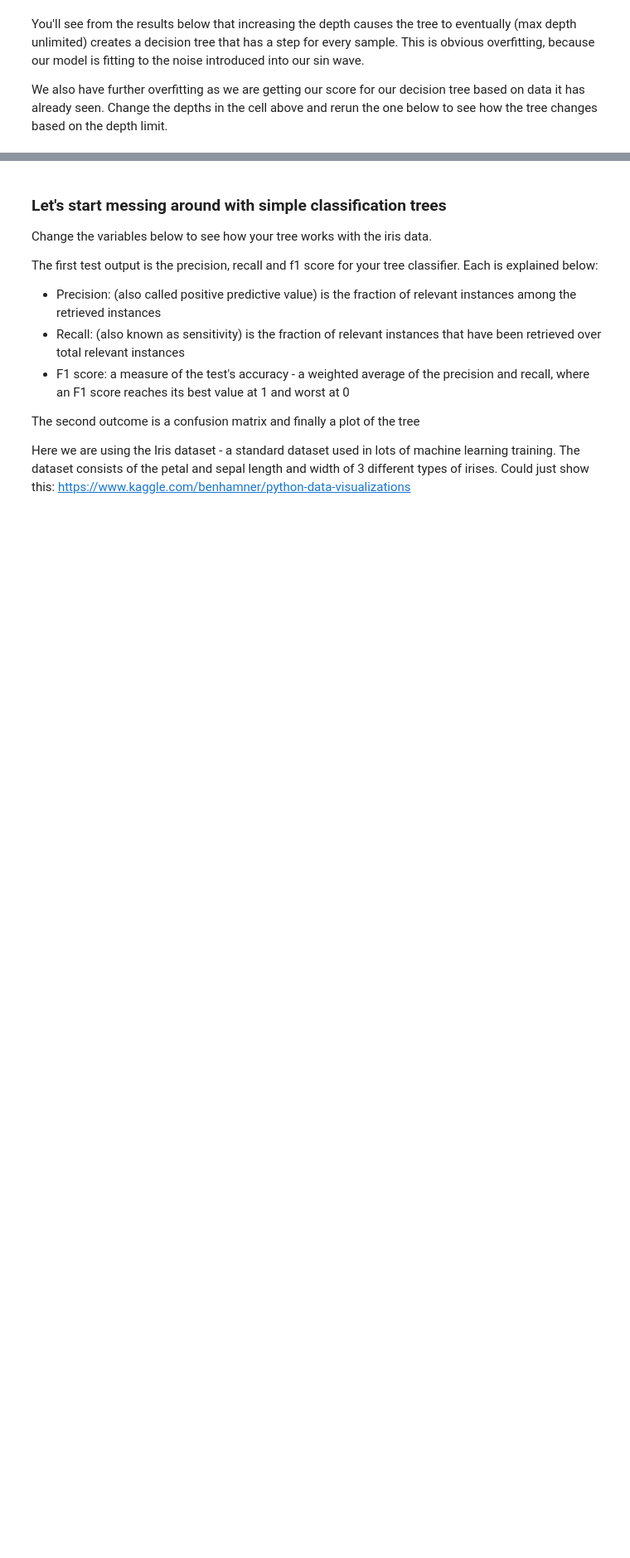
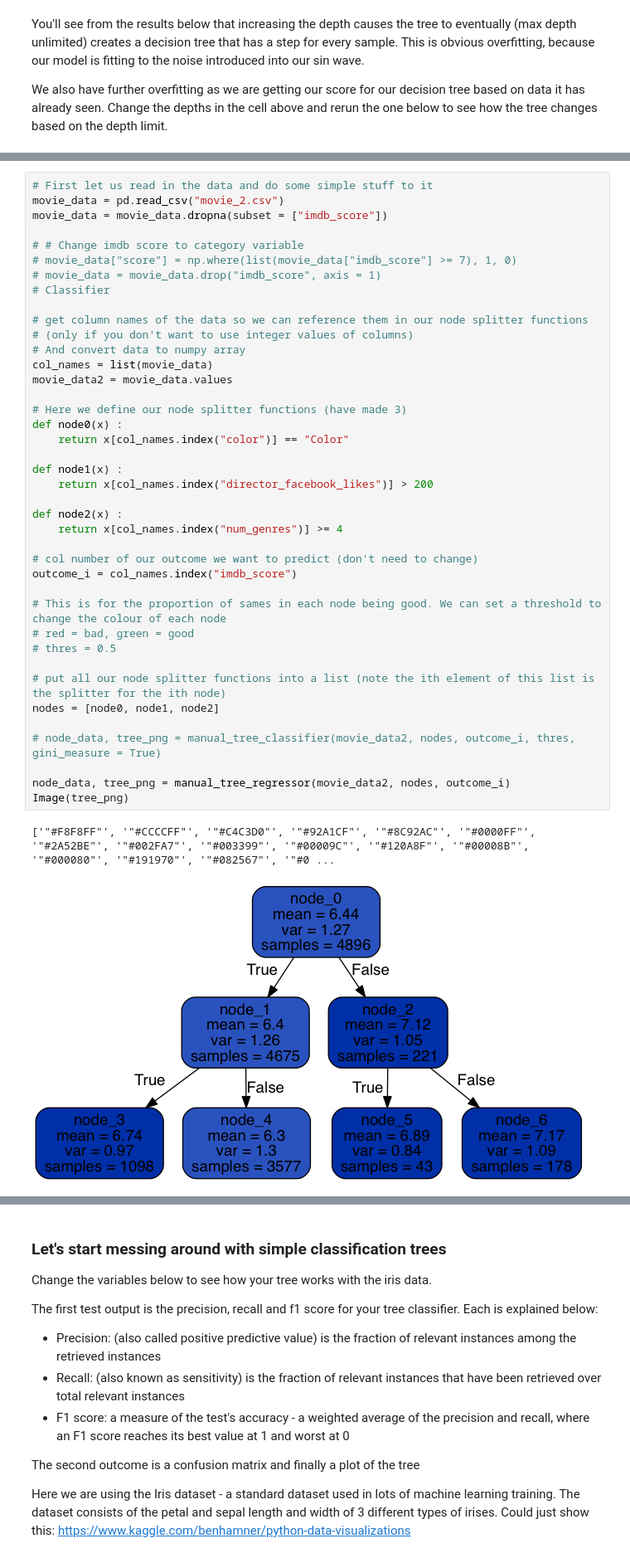
Before and after one commit to isichei/decision_tree_training, a Jupyter notebook: decision_trees.ipynb, the cells around one changed output, grey strips where cells are left out. Shown at 83% size. Drawn from its saved outputs; the diff is of its cells as text; blank space fills up the shorter version.

Commit message:
added regression tree

```diff
--- a/decision_trees.ipynb
+++ b/decision_trees.ipynb
@@ -102,0 +108,43 @@ figure_count += 1
+# %%
+# First let us read in the data and do some simple stuff to it
+movie_data = pd.read_csv("movie_2.csv")
+movie_data = movie_data.dropna(subset = ["imdb_score"])
+
+# # Change imdb score to category variable
+# movie_data["score"] = np.where(list(movie_data["imdb_score"] >= 7), 1, 0)
+# movie_data = movie_data.drop("imdb_score", axis = 1)
+# Classifier
+
+# get column names of the data so we can reference them in our node splitter functions
+# (only if you don't want to use integer values of columns)
+# And convert data to numpy array
+col_names = list(movie_data)
+movie_data2 = movie_data.values
+
+# Here we define our node splitter functions (have made 3)
+def node0(x) :
+    return x[col_names.index("color")] == "Color"
+
+def node1(x) :
+    return x[col_names.index("director_facebook_likes")] > 200
+
+def node2(x) :
+    return x[col_names.index("num_genres")] >= 4
+
+# col number of our outcome we want to predict (don't need to change)
+outcome_i = col_names.index("imdb_score")
+
+# This is for the proportion of sames in each node being good. We can set a threshold to change the colour of each node
+# red = bad, green = good
+# thres = 0.5
+
+# put all our node splitter functions into a list (note the ith element of this list is the splitter for the ith node)
+nodes = [node0, node1, node2]
+
+# node_data, tree_png = manual_tree_classifier(movie_data2, nodes, outcome_i, thres, gini_measure = True)
+
+node_data, tree_png = manual_tree_regressor(movie_data2, nodes, outcome_i)
+Image(tree_png)
+# %% [output]
+['"#F8F8FF"', '"#CCCCFF"', '"#C4C3D0"', '"#92A1CF"', '"#8C92AC"', '"#0000FF"', '"#2A52BE"', '"#002FA7"', '"#003399"', '"#00009C"', '"#120A8F"', '"#00008B"', '"#000080"', '"#191970"', '"#082567"', '"#0 ...
+[figure, added]
```
Also changed, not shown: parts of 15 cells of this notebook, 1 other file.
